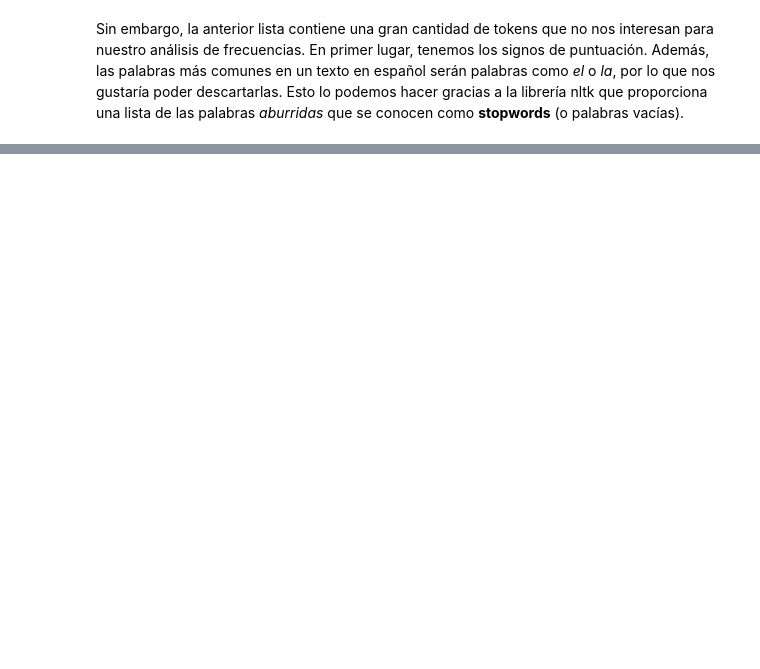
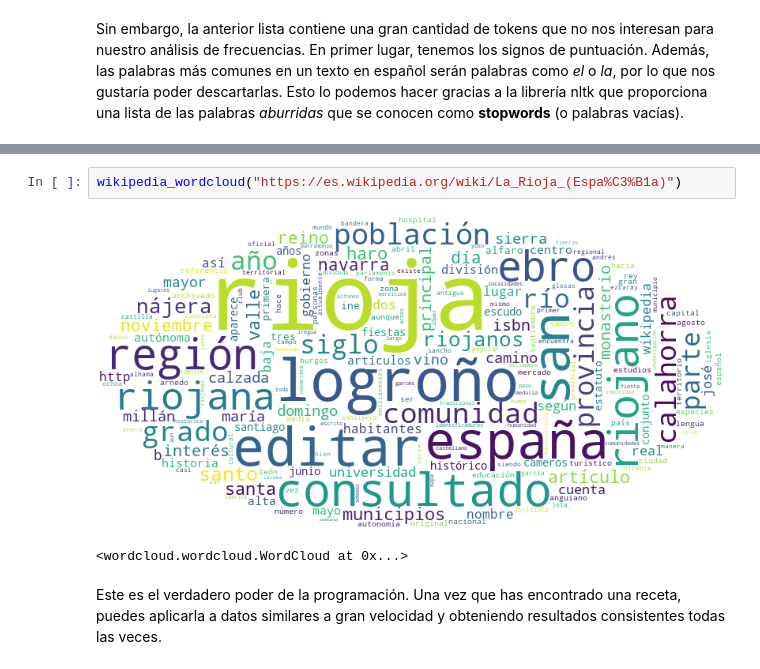
Before and after one commit to masterNLPIA2223/SeminarioComputacionProgramacion, a Jupyter notebook: Python/Sesion1.ipynb, the cells around one changed output, grey strips where cells are left out. Cells and saved outputs as stored; diff of their text form; blank space fills up the shorter version.

```diff
--- a/Python/Sesion1.ipynb
+++ b/Python/Sesion1.ipynb
@@ -173,0 +262,7 @@ Podemos ahora descartar dichos tokens poco interesantes. El siguiente código es
+# %%
+wikipedia_wordcloud("https://es.wikipedia.org/wiki/La_Rioja_(Espa%C3%B1a)")
+# %% [output]
+[figure, added]
+<wordcloud.wordcloud.WordCloud at 0x...>
+# %% [markdown]
+Este es el verdadero poder de la programación. Una vez que has encontrado una receta, puedes aplicarla a datos similares a gran velocidad y obteniendo resultados consistentes todas las veces.
```
Also changed, not shown: parts of 19 cells of this notebook.
